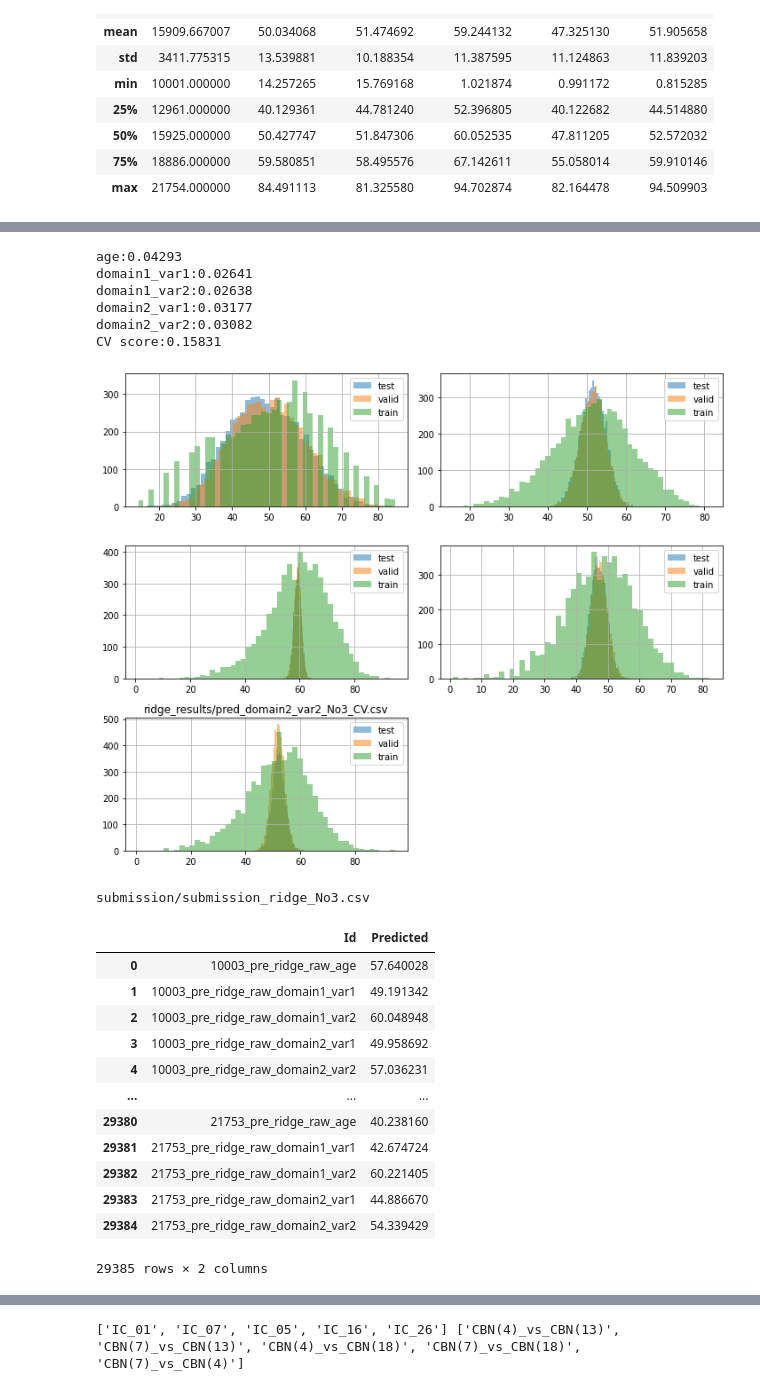
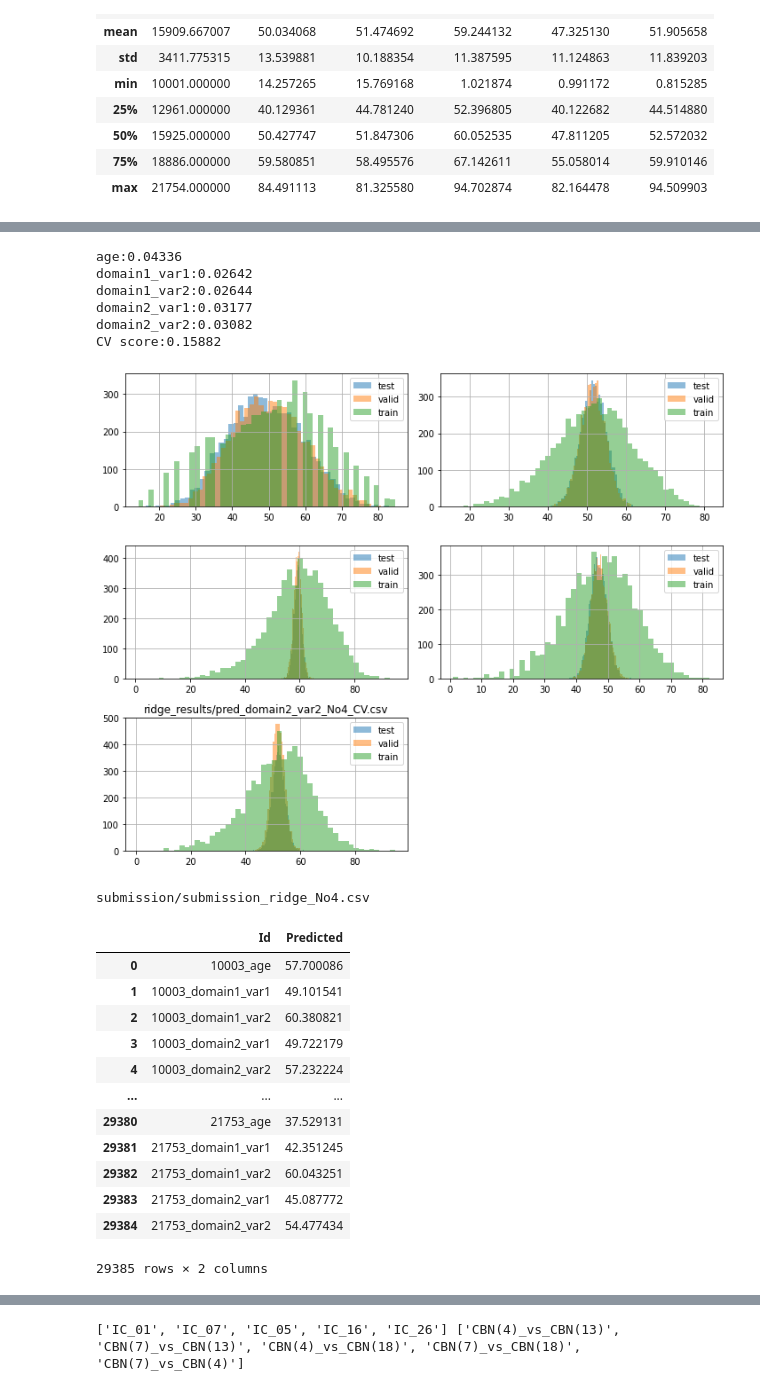
Before and after one commit to ibkuroyagi/trends-images, a Jupyter notebook: working/test_check.ipynb, the cells around one changed output, grey strips where cells are left out. Saved outputs shown, nothing was run; the diff lists cells and outputs as text; code cells hidden in the pictures.

```diff
--- a/working/test_check.ipynb
+++ b/working/test_check.ipynb
@@ -45,7 +46,6 @@ df.describe()
 | 75% | 18886.000000 | 59.580851 | 58.495576 | 67.142611 | 55.058014 | 59.910146 |
 | max | 21754.000000 | 84.491113 | 81.325580 | 94.702874 | 82.164478 | 94.509903 |
 # %%
-file_No = 3
 test_df = pd.DataFrame(np.zeros((5877, 5)), columns=config.target)
 val_df = pd.DataFrame(np.zeros((5877, 6)), columns=["Id"] + config.target)
 val_df["Id"] = df["Id"]
@@ -58,8 +58,8 @@ for target_id in range(5):
     val_df[config.target[target_id]] = pd.read_csv(val_fname)[config.target[target_id]+"_pred"]
 submission_file = f'ensemble/valid_{r_type}_No{file_No}.csv'
 for target_id in range(5):
-    val_df.rename(columns={config.target[target_id]: f"pre_{r_type}_raw_" + config.target[target_id]}, inplace=True)
-    test_df.rename(columns={config.target[target_id]: f"pre_{r_type}_raw_" + config.target[target_id]}, inplace=True)
+    val_df.rename(columns={config.target[target_id]: f"pre_{r_type}_{prepro}_" + config.target[target_id]}, inplace=True)
+    test_df.rename(columns={config.target[target_id]: f"pre_{r_type}_{prepro}_" + config.target[target_id]}, inplace=True)
 val_df.to_csv(submission_file, index=False)
 test_df.describe()
 # %% [output]
@@ -116,12 +116,12 @@ for i in range(5):
     print(f"{config.target[i]}:{score:.5f}")
 print(f"CV score:{all_score:.5f}")
 # %% [output]
-age:0.04293
-domain1_var1:0.02641
-domain1_var2:0.02638
+age:0.04336
+domain1_var1:0.02642
+domain1_var2:0.02644
 domain2_var1:0.03177
 domain2_var2:0.03082
-CV score:0.15831
+CV score:0.15882
 # %%
 plt.figure(figsize=(10, 8))
 for i in range(5):
@@ -134,40 +134,41 @@ plt.title(fname)
 plt.tight_layout()
 plt.savefig(f'pictures/{r_type}_No{file_No}.png')
 # %% [output]
-[figure, old version]
+[figure, new version]
 # %%
 list1 = os.listdir(config.root_test_path)
 list2 = sorted(list1)
 test_df["Id"] = list2
 test_df["Id"] = test_df["Id"].map(lambda x: x[:-4])
 test_df.set_index("Id", drop=True, inplace=True)
 submission_file = f'ensemble/test_{r_type}_No{file_No}.csv'
 test_df.to_csv(submission_file)
 
 # %%
-
+for i in range(5):
+    test_df.rename(columns={test_df.columns[i]:config.target[i]}, inplace=True)
 df_long = test_df.stack().reset_index()
 df_long.rename(columns={'level_1': 'target', 0: 'Predicted'}, inplace=True)
 df_long["Id"] = df_long["Id"] + "_" + df_long["target"]
 df_long.drop("target", axis=1, inplace=True)
 submission_file = f'submission/submission_{r_type}_No{file_No}.csv'
 print(submission_file)
 df_long.to_csv(submission_file, index=False)
 df_long
 # %% [output]
-submission/submission_ridge_No3.csv
+submission/submission_ridge_No4.csv
 |  | Id | Predicted |
-| 0 | 10003_pre_ridge_raw_age | 57.640028 |
-| 1 | 10003_pre_ridge_raw_domain1_var1 | 49.191342 |
-| 2 | 10003_pre_ridge_raw_domain1_var2 | 60.048948 |
-| 3 | 10003_pre_ridge_raw_domain2_var1 | 49.958692 |
-| 4 | 10003_pre_ridge_raw_domain2_var2 | 57.036231 |
+| 0 | 10003_age | 57.700086 |
+| 1 | 10003_domain1_var1 | 49.101541 |
+| 2 | 10003_domain1_var2 | 60.380821 |
+| 3 | 10003_domain2_var1 | 49.722179 |
+| 4 | 10003_domain2_var2 | 57.232224 |
 | ... | ... | ... |
-| 29380 | 21753_pre_ridge_raw_age | 40.238160 |
-| 29381 | 21753_pre_ridge_raw_domain1_var1 | 42.674724 |
-| 29382 | 21753_pre_ridge_raw_domain1_var2 | 60.221405 |
-| 29383 | 21753_pre_ridge_raw_domain2_var1 | 44.886670 |
-| 29384 | 21753_pre_ridge_raw_domain2_var2 | 54.339429 |
+| 29380 | 21753_age | 37.529131 |
+| 29381 | 21753_domain1_var1 | 42.351245 |
+| 29382 | 21753_domain1_var2 | 60.043251 |
+| 29383 | 21753_domain2_var1 | 45.087772 |
+| 29384 | 21753_domain2_var2 | 54.477434 |
 29385 rows × 2 columns
 # %%
 test_df
```
Also changed, not shown: parts of 5 cells of this notebook, 27 other files.
